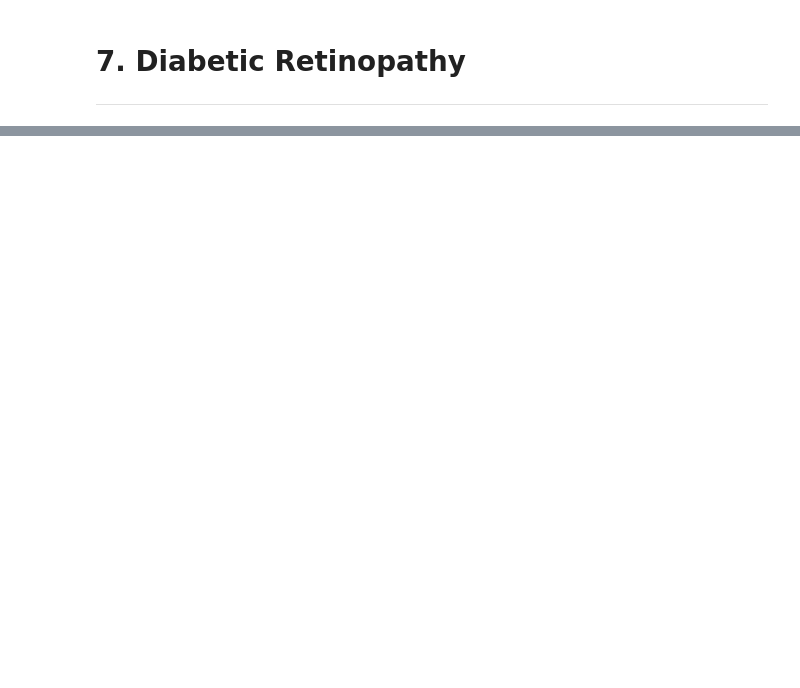
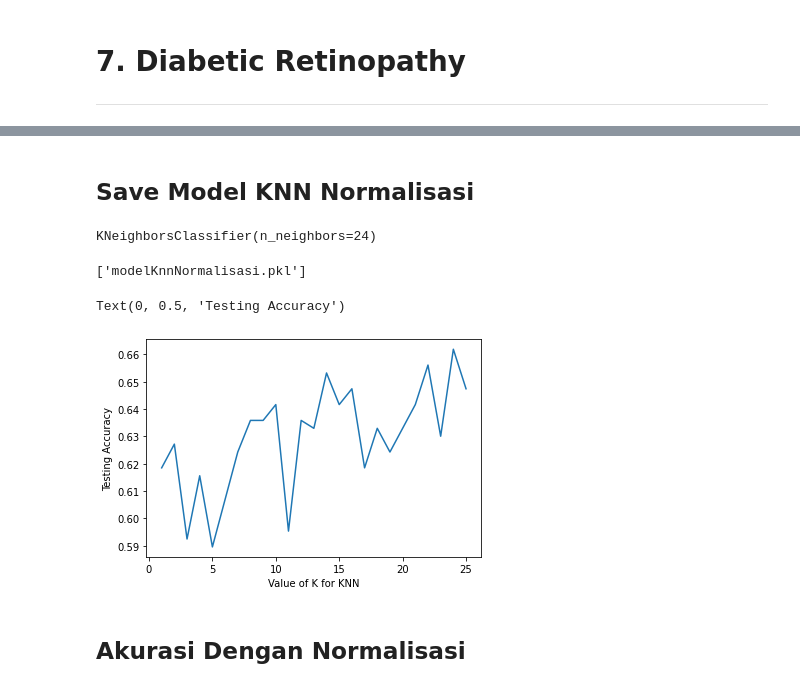
Before and after one commit to yoga-tirta/datamining, a Jupyter notebook: _sources/tugas7.ipynb, the cells around one changed output, grey strips where cells are left out. Cells and saved outputs as stored; diff of their text form; code cells hidden in the pictures; blank space fills up the shorter version.

```diff
--- a/_sources/tugas7.ipynb
+++ b/_sources/tugas7.ipynb
@@ -237,0 +193,16 @@ accuracy_score(test_label, probas)
+# %%
+from sklearn.model_selection import train_test_split
+xtrain,xtest,ytrain,ytest=train_test_split(scaled_features,ybaru, test_size=0.3, random_state=50)
+# %%
+from sklearn.neighbors import KNeighborsClassifier
+from sklearn import metrics
+#Membuat k 1 sampai 25
+k_range = range(1,26)
+scores = {}
+scores_list = []
+for k in k_range:
+        knn = KNeighborsClassifier(n_neighbors=k)
+        knn.fit(xtrain,ytrain)
+        y_pred=knn.predict(xtest)
+        scores[k] = metrics.accuracy_score(ytest,y_pred)
+        scores_list.append(metrics.accuracy_score(ytest,y_pred))
@@ -237,0 +229,23 @@ accuracy_score(test_label, probas)
+# %% [markdown]
+## Save Model KNN Normalisasi
+# %%
+knn = KNeighborsClassifier(n_neighbors=24)
+knn.fit(xtrain,ytrain)
+# %% [output]
+KNeighborsClassifier(n_neighbors=24)
+# %%
+filenameModelKnnNorm = 'modelKnnNormalisasi.pkl'
+joblib.dump(knn, filenameModelKnnNorm)
+# %% [output]
+['modelKnnNormalisasi.pkl']
+# %%
+import matplotlib.pyplot as plt
+
+plt.plot(k_range,scores_list)
+plt.xlabel('Value of K for KNN')
+plt.ylabel('Testing Accuracy')
+# %% [output]
+Text(0, 0.5, 'Testing Accuracy')
+[figure, added]
+# %% [markdown]
+## Akurasi Dengan Normalisasi
```
Also changed, not shown: parts of 46 cells of this notebook, 14 other files.
